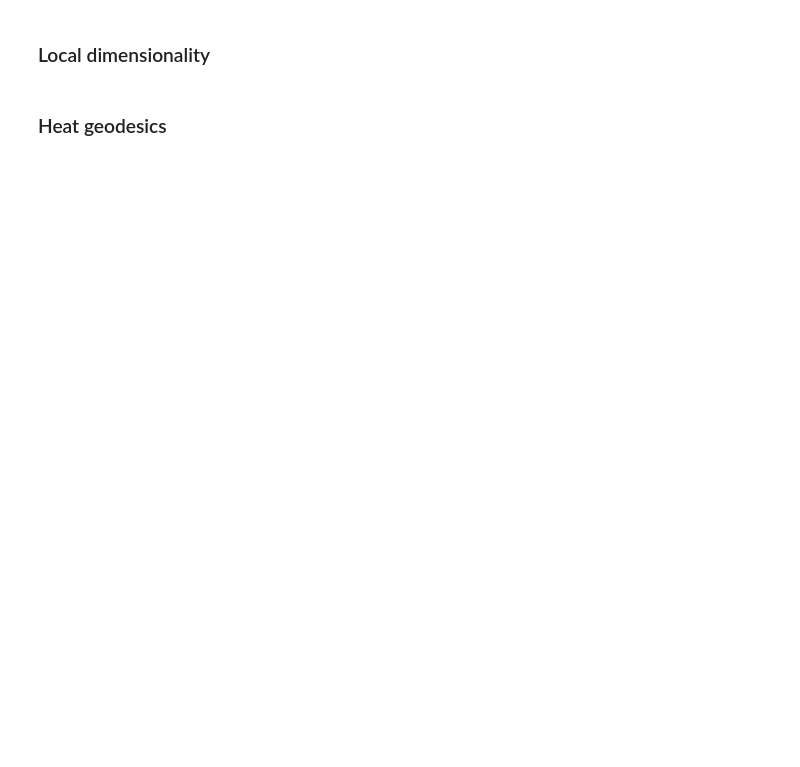
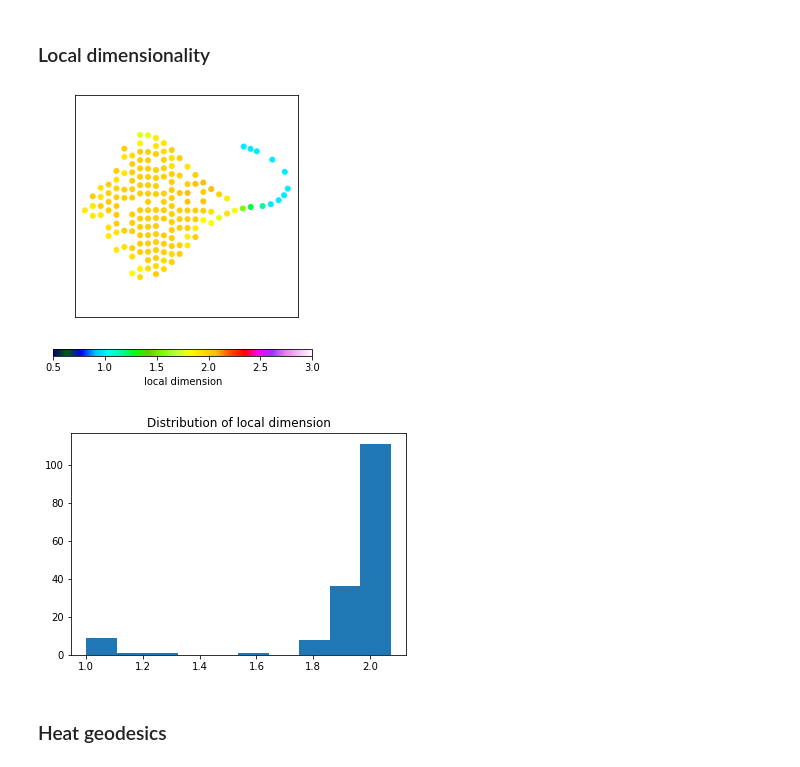
Before and after one commit to dyballa/IAN, a Jupyter notebook: examples/example-stingray.ipynb, the cells around one changed output. Saved outputs shown, nothing was run; the diff lists cells and outputs as text; code cells hidden in the pictures; blank space fills up the shorter version.

```diff
--- a/examples/example-stingray.ipynb
+++ b/examples/example-stingray.ipynb
@@ -66,35 +88,38 @@ plt.show()
 # %%
 #run NCD algorithm to estimate local dimension
 nbrhoodOrder = 3 #using neighbors-of-neighbors up to 2 hops away
-NofNDims, degDims = estimateDims(G, D2, nbrhoodOrder)
+NofNDims, degDims = estimateLocalDims(G, D2, nbrhoodOrder)
 dims = np.maximum(degDims,NofNDims)
 
 
 #set bounds for colormap
 MIND, MAXD = min(0.5,dims.min()),  max(dims.max(),3.)
 norm = matplotlib.colors.Normalize(vmin=MIND, vmax=MAXD)
 dim_cmap = matplotlib.cm.get_cmap('gist_ncar')
 
 dimColors = [dim_cmap(norm(si)) for si in dims]
 
 f,ax = subps(1,1,4,4)
 
 plot2dScatter(X, dimColors, f_ax=(f,ax), axLabels=False, s=25)
 
 ax = f.add_axes([0.05, -.025, 0.9, 0.025])
 import matplotlib as mpl
 
 cb = mpl.colorbar.ColorbarBase(ax, orientation='horizontal',
                                cmap=dim_cmap,
                                norm=mpl.colors.Normalize(MIND, MAXD),
                                label='local dimension')
 
 plt.show()
 
-f,ax = subps(1,1,4,4)
+ax = plt.subplot(111)
 ax.hist(dims)
 ax.set_title('Distribution of local dimension')
 plt.show()
+# %% [output]
+[figure, added]
+[figure, added]
 # %% [markdown]
 ### Heat geodesics
 # %%
```
Also changed, not shown: parts of 11 cells of this notebook.
